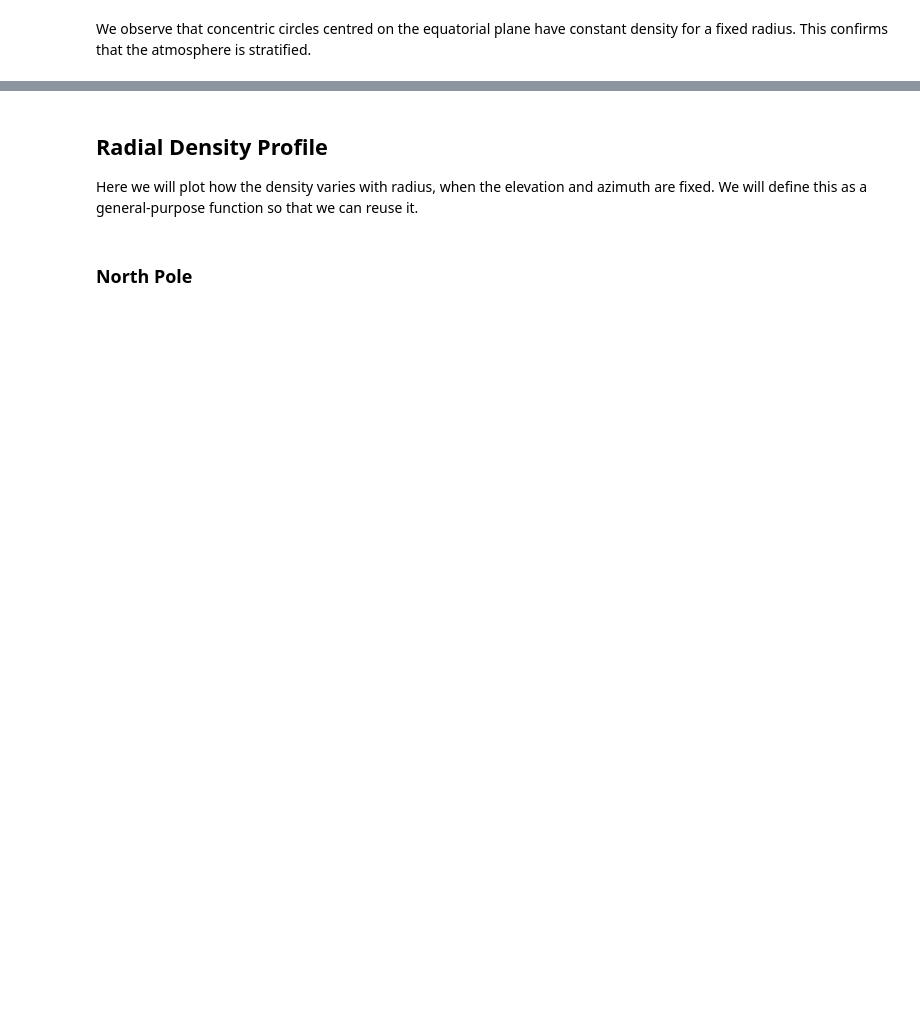
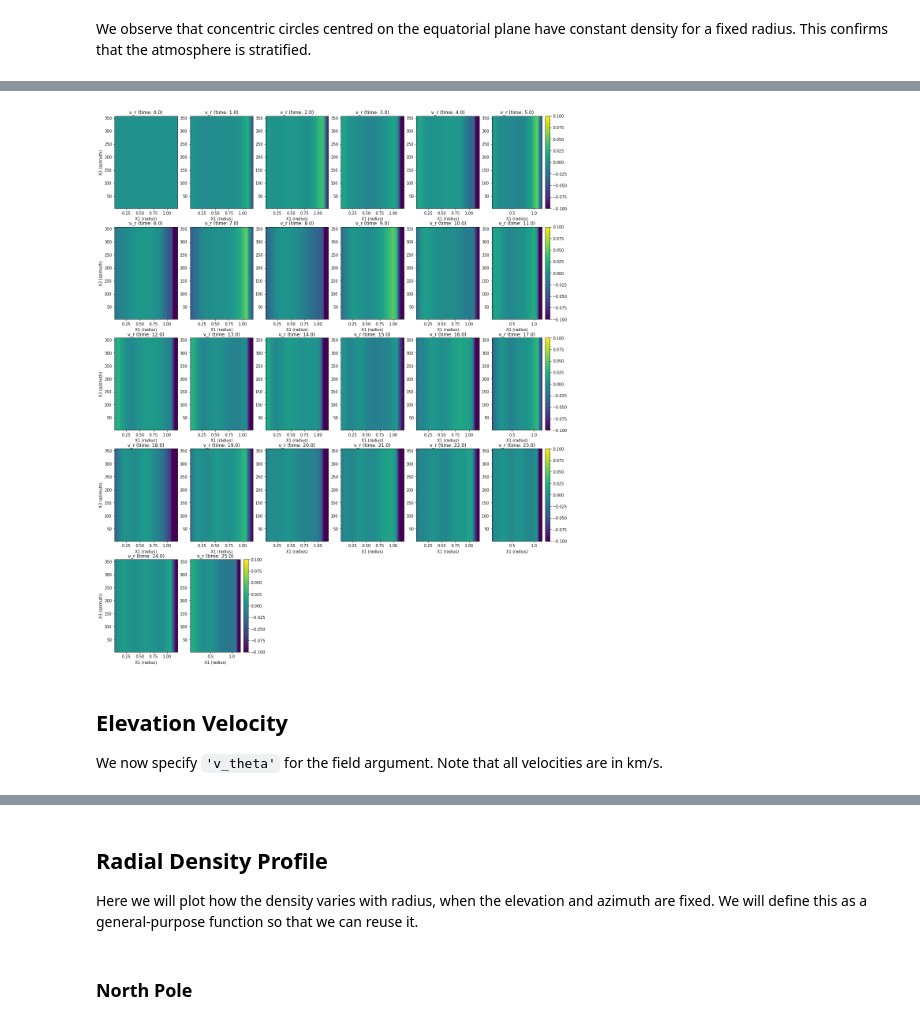
Before and after one commit to tygamvrelis/Astrophysics, a Jupyter notebook: Analysis.ipynb, the cells around one changed output, grey strips where cells are left out. Saved outputs shown, nothing was run; the diff lists cells and outputs as text; code cells hidden in the pictures; blank space fills up the shorter version.

```diff
--- a/Analysis.ipynb
+++ b/Analysis.ipynb
@@ -411,0 +450,12 @@ save_plt('vphi_vs_rad_vs_lon')
+# %%
+fig = plt.figure()
+
+only_plot_first_frame = False # Make this False to plot for all time frames
+
+plot_density_mesh(dh, const_elevation=True, first_only=only_plot_first_frame, field='v_r', v_min=-0.1, v_max=0.1)
+save_plt('vr_vs_rad_vs_lon')
+# %% [output]
+[figure, added]
+# %% [markdown]
+## Elevation Velocity
+We now specify `'v_theta'` for the field argument. Note that all velocities are in km/s.
```
Also changed, not shown: parts of 21 cells of this notebook, 32 other files.
